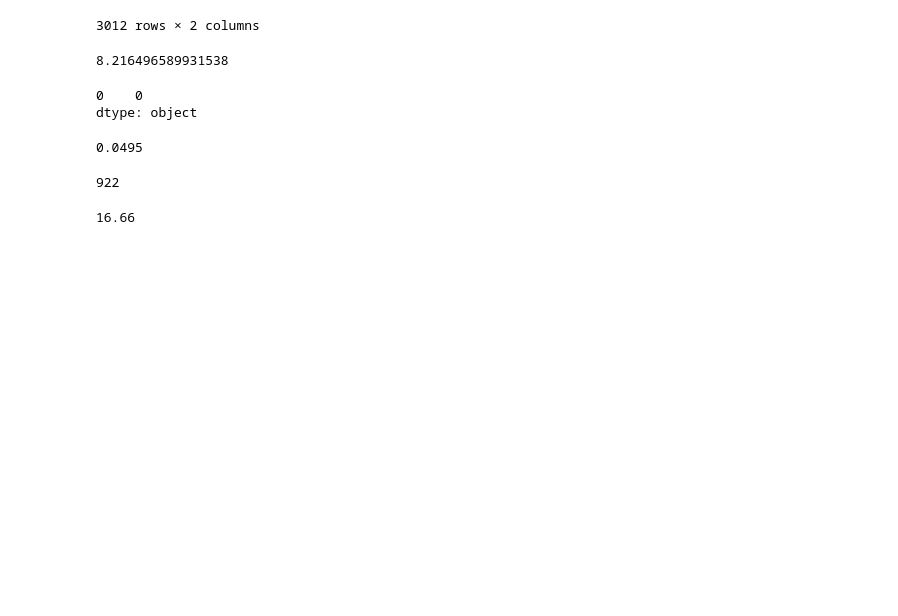
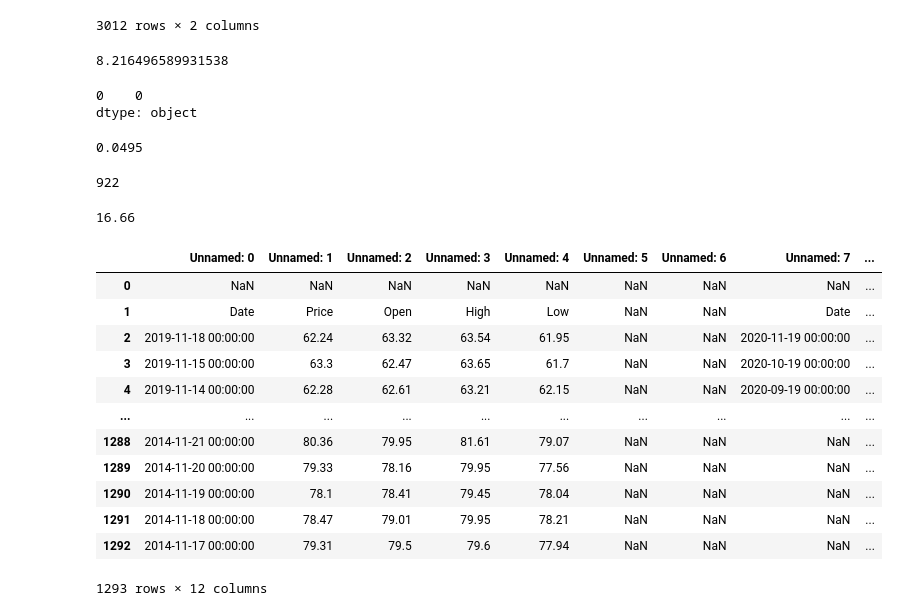
Before and after one commit to Kiran-Sawant/Python_learning_curve, a Jupyter notebook: Modules/pandas/experiment.ipynb, the cells around one changed output. Drawn from its saved outputs; the diff is of its cells as text; code cells hidden in the pictures; blank space fills up the shorter version.

```diff
--- a/Modules/pandas/experiment.ipynb
+++ b/Modules/pandas/experiment.ipynb
@@ -134,3 +136,19 @@ df['%Change'].astype('float').idxmax()
 df['%Change'][922]
 # %% [output]
 16.66
+# %%
+pd.read_excel('Datasets/experiment.xlsx', sheet_name='Brent')
+# %% [output]
+|  | Unnamed: 0 | Unnamed: 1 | Unnamed: 2 | Unnamed: 3 | Unnamed: 4 | Unnamed: 5 | Unnamed: 6 | Unnamed: 7 | ... |
+| 0 | NaN | NaN | NaN | NaN | NaN | NaN | NaN | NaN | ... |
+| 1 | Date | Price | Open | High | Low | NaN | NaN | Date | ... |
+| 2 | 2019-11-18 00:00:00 | 62.24 | 63.32 | 63.54 | 61.95 | NaN | NaN | 2020-11-19 00:00:00 | ... |
+| 3 | 2019-11-15 00:00:00 | 63.3 | 62.47 | 63.65 | 61.7 | NaN | NaN | 2020-10-19 00:00:00 | ... |
+| 4 | 2019-11-14 00:00:00 | 62.28 | 62.61 | 63.21 | 62.15 | NaN | NaN | 2020-09-19 00:00:00 | ... |
+| ... | ... | ... | ... | ... | ... | ... | ... | ... | ... |
+| 1288 | 2014-11-21 00:00:00 | 80.36 | 79.95 | 81.61 | 79.07 | NaN | NaN | NaN | ... |
+| 1289 | 2014-11-20 00:00:00 | 79.33 | 78.16 | 79.95 | 77.56 | NaN | NaN | NaN | ... |
+| 1290 | 2014-11-19 00:00:00 | 78.1 | 78.41 | 79.45 | 78.04 | NaN | NaN | NaN | ... |
+| 1291 | 2014-11-18 00:00:00 | 78.47 | 79.01 | 79.95 | 78.21 | NaN | NaN | NaN | ... |
+| 1292 | 2014-11-17 00:00:00 | 79.31 | 79.5 | 79.6 | 77.94 | NaN | NaN | NaN | ... |
+1293 rows × 12 columns
```
Also changed, not shown: parts of 18 cells of this notebook.
